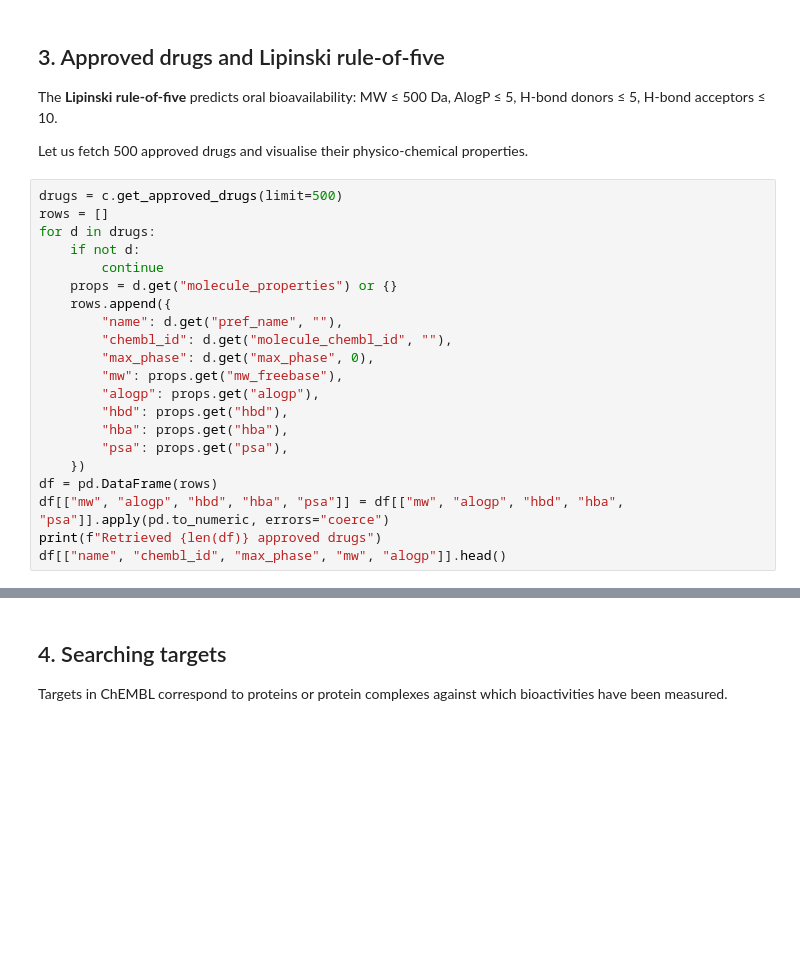
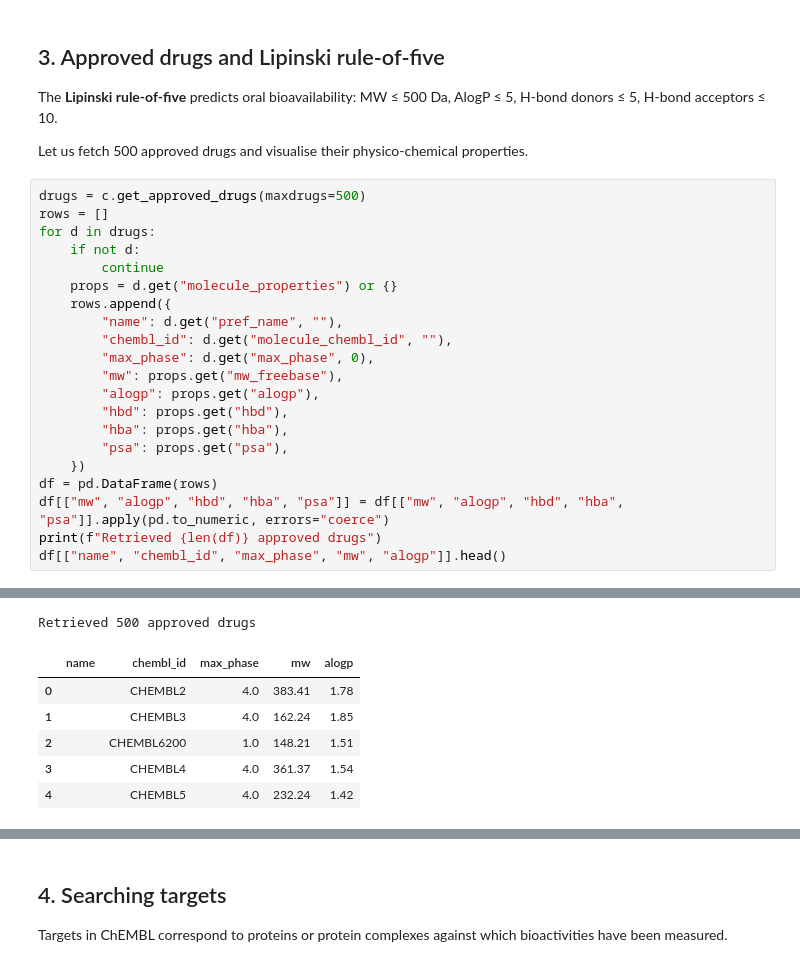
Before and after one commit to cokelaer/bioservices, a Jupyter notebook: doc/notebooks/ChEMBL.ipynb, the cells around one changed output, grey strips where cells are left out. Cells and saved outputs as stored; diff of their text form; blank space fills up the shorter version.

```diff
--- a/doc/notebooks/ChEMBL.ipynb
+++ b/doc/notebooks/ChEMBL.ipynb
@@ -61,7 +78,7 @@ MW ≤ 500 Da, AlogP ≤ 5, H-bond donors ≤ 5, H-bond acceptors ≤ 10.
 
 Let us fetch 500 approved drugs and visualise their physico-chemical properties.
 # %%
-drugs = c.get_approved_drugs(limit=500)
+drugs = c.get_approved_drugs(maxdrugs=500)
 rows = []
 for d in drugs:
     if not d:
@@ -81,3 +98,4 @@ df = pd.DataFrame(rows)
 df[["mw", "alogp", "hbd", "hba", "psa"]] = df[["mw", "alogp", "hbd", "hba", "psa"]].apply(pd.to_numeric, errors="coerce")
 print(f"Retrieved {len(df)} approved drugs")
 df[["name", "chembl_id", "max_phase", "mw", "alogp"]].head()
+# %% [output]
@@ -84,3 +103,10 @@ df[["name", "chembl_id", "max_phase", "mw", "alogp"]].head()
+Retrieved 500 approved drugs
+|  | name | chembl_id | max_phase | mw | alogp |
+| 0 |  | CHEMBL2 | 4.0 | 383.41 | 1.78 |
+| 1 |  | CHEMBL3 | 4.0 | 162.24 | 1.85 |
+| 2 |  | CHEMBL6200 | 1.0 | 148.21 | 1.51 |
+| 3 |  | CHEMBL4 | 4.0 | 361.37 | 1.54 |
+| 4 |  | CHEMBL5 | 4.0 | 232.24 | 1.42 |
 # %%
 # Scatter plot: MW vs AlogP with Lipinski thresholds
 df_plot = df.dropna(subset=["mw", "alogp"])
```
Also changed, not shown: parts of 8 cells of this notebook, 7 other files.
